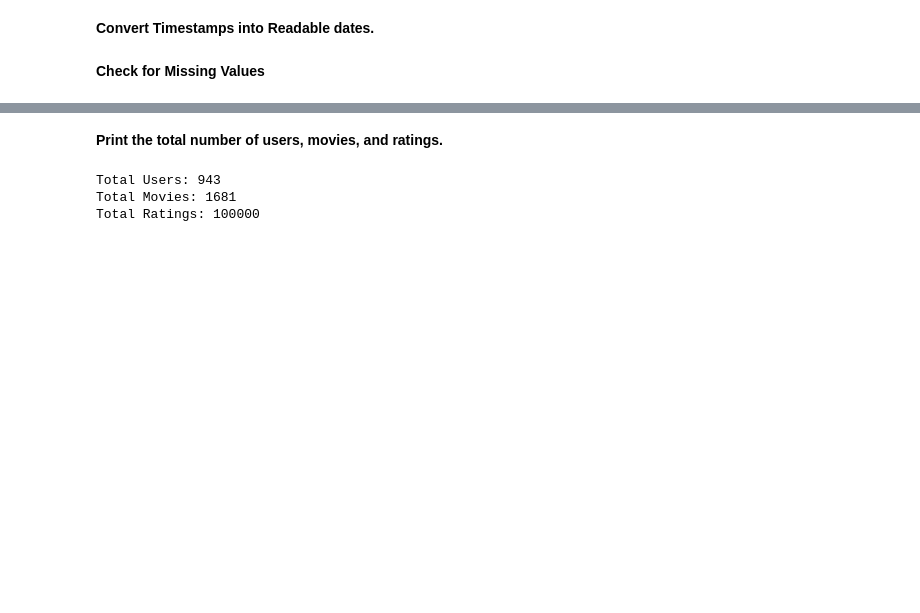
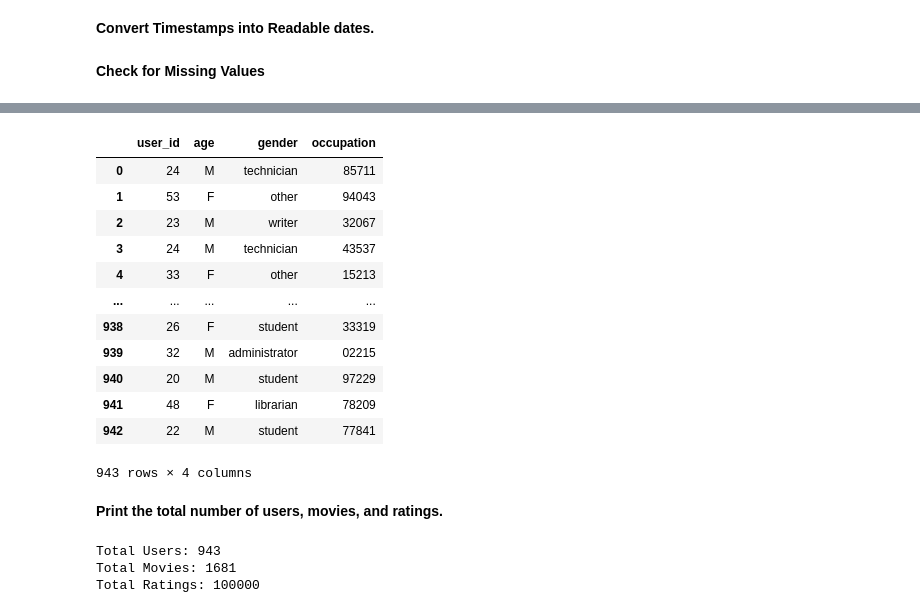
Before and after one commit to TrustyTraitor/ITCS6162_Programming_Assignment, a Jupyter notebook: Programming_Assignment_1.ipynb, the cells around one changed output, grey strips where cells are left out. Drawn from its saved outputs; the diff is of its cells as text; code cells hidden in the pictures; blank space fills up the shorter version.

```diff
--- a/Programming_Assignment_1.ipynb
+++ b/Programming_Assignment_1.ipynb
@@ -197,6 +227,21 @@ movies = movies.dropna()
 # %%
 # users
 users = users.dropna()
+users.reset_index(drop=True)
+# %% [output]
+|  | user_id | age | gender | occupation |
+| 0 | 24 | M | technician | 85711 |
+| 1 | 53 | F | other | 94043 |
+| 2 | 23 | M | writer | 32067 |
+| 3 | 24 | M | technician | 43537 |
+| 4 | 33 | F | other | 15213 |
+| ... | ... | ... | ... | ... |
+| 938 | 26 | F | student | 33319 |
+| 939 | 32 | M | administrator | 02215 |
+| 940 | 20 | M | student | 97229 |
+| 941 | 48 | F | librarian | 78209 |
+| 942 | 22 | M | student | 77841 |
+943 rows × 4 columns
 # %% [markdown]
 **Print the total number of users, movies, and ratings.**
 # %%
```
Also changed, not shown: parts of 10 cells of this notebook.
